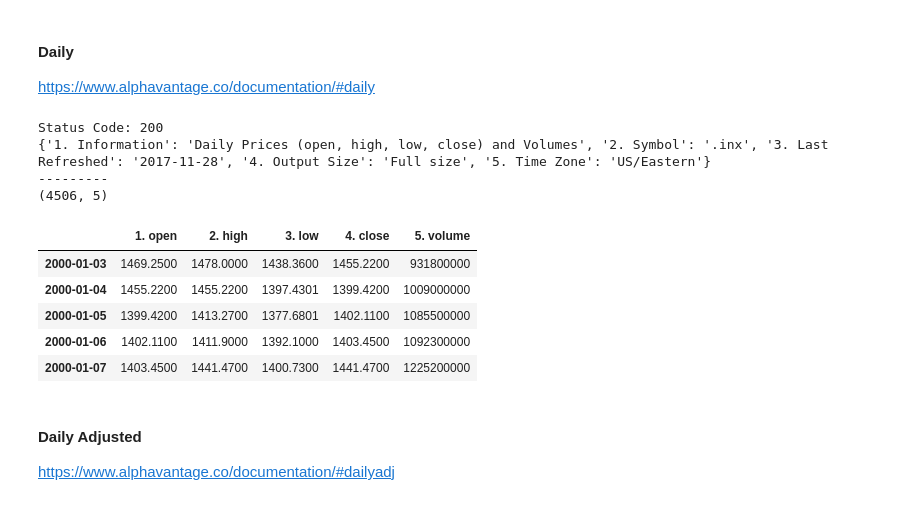
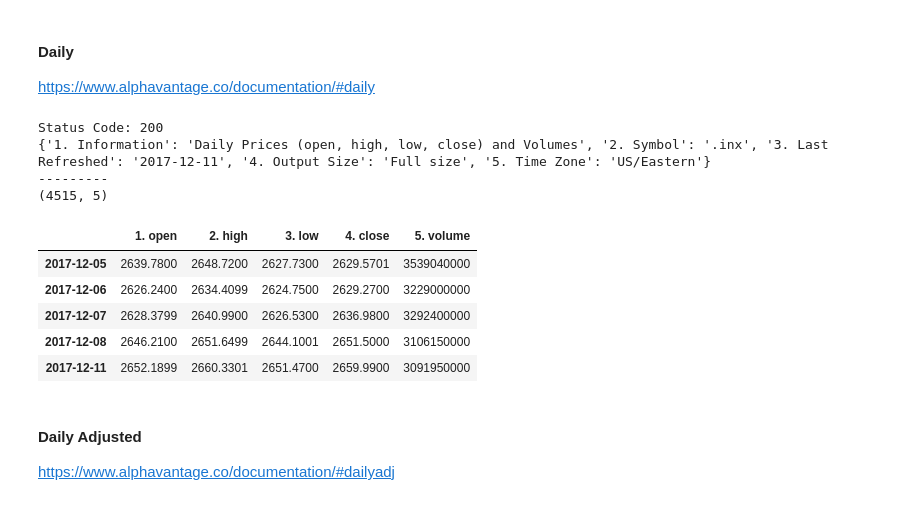
Before and after one commit to lcm98/GA_Capstone, a Jupyter notebook: data_gathering/DataGathering.ipynb, the cells around one changed output. Saved outputs shown, nothing was run; the diff lists cells and outputs as text; code cells hidden in the pictures.

```diff
--- a/data_gathering/DataGathering.ipynb
+++ b/data_gathering/DataGathering.ipynb
@@ -102,29 +102,30 @@ https://www.alphavantage.co/documentation/#daily
 # %%
 av_qparams = {
     'apikey': av_key,
     'function': 'TIME_SERIES_DAILY',
     'symbol':'.inx',
     'outputsize': 'full'
     }
 res = requests.get(av_base_url, av_qparams)
 print("Status Code:", res.status_code)
 res_dict = res.json()
 print(res_dict['Meta Data'])
 print('---------')
 daily = pd.DataFrame.from_dict(res_dict['Time Series (Daily)'], orient='index')
 print(daily.shape)
 daily.head()
+daily.tail()
 # %% [output]
 Status Code: 200
-{'1. Information': 'Daily Prices (open, high, low, close) and Volumes', '2. Symbol': '.inx', '3. Last Refreshed': '2017-11-28', '4. Output Size': 'Full size', '5. Time Zone': 'US/Eastern'}
+{'1. Information': 'Daily Prices (open, high, low, close) and Volumes', '2. Symbol': '.inx', '3. Last Refreshed': '2017-12-11', '4. Output Size': 'Full size', '5. Time Zone': 'US/Eastern'}
 ---------
-(4506, 5)
+(4515, 5)
 |  | 1. open | 2. high | 3. low | 4. close | 5. volume |
-| 2000-01-03 | 1469.2500 | 1478.0000 | 1438.3600 | 1455.2200 | 931800000 |
-| 2000-01-04 | 1455.2200 | 1455.2200 | 1397.4301 | 1399.4200 | 1009000000 |
-| 2000-01-05 | 1399.4200 | 1413.2700 | 1377.6801 | 1402.1100 | 1085500000 |
-| 2000-01-06 | 1402.1100 | 1411.9000 | 1392.1000 | 1403.4500 | 1092300000 |
-| 2000-01-07 | 1403.4500 | 1441.4700 | 1400.7300 | 1441.4700 | 1225200000 |
+| 2017-12-05 | 2639.7800 | 2648.7200 | 2627.7300 | 2629.5701 | 3539040000 |
+| 2017-12-06 | 2626.2400 | 2634.4099 | 2624.7500 | 2629.2700 | 3229000000 |
+| 2017-12-07 | 2628.3799 | 2640.9900 | 2626.5300 | 2636.9800 | 3292400000 |
+| 2017-12-08 | 2646.2100 | 2651.6499 | 2644.1001 | 2651.5000 | 3106150000 |
+| 2017-12-11 | 2652.1899 | 2660.3301 | 2651.4700 | 2659.9900 | 3091950000 |
 # %%
 daily.to_csv('../datasets/daily.csv')
 # %% [markdown]
```
Also changed, not shown: parts of 27 cells of this notebook, 6 other files.
